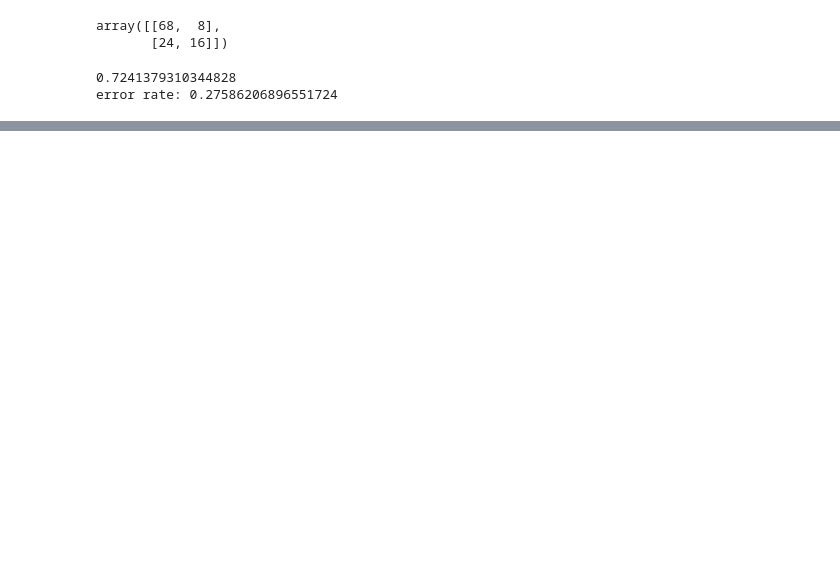
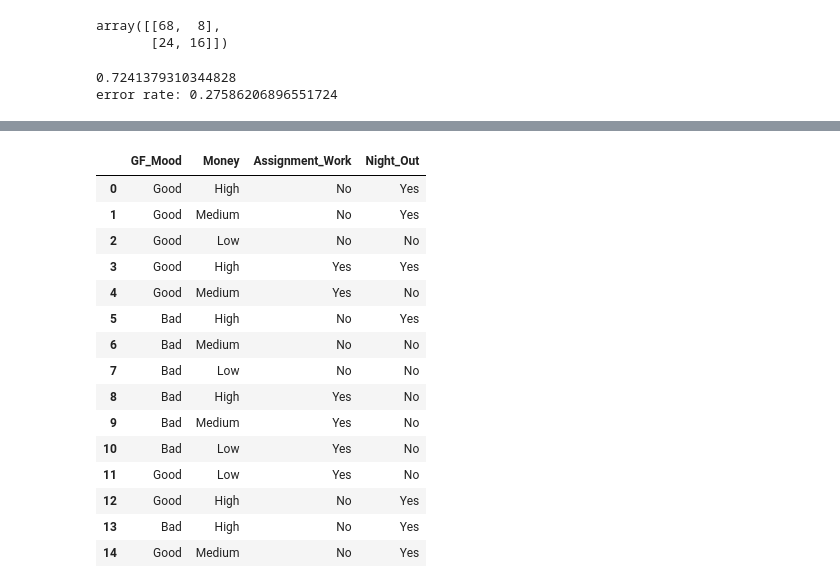
Before and after one commit to swatipatel111/datasets, a Jupyter notebook: D7_ML_shp.ipynb, the cells around one changed output, grey strips where cells are left out. Saved outputs shown, nothing was run; the diff lists cells and outputs as text; code cells hidden in the pictures; blank space fills up the shorter version.

```diff
--- a/D7_ML_shp.ipynb
+++ b/D7_ML_shp.ipynb
@@ -336,0 +668,24 @@ error rate: 0.27586206896551724
+# %%
+#create a knn and decision tree classification model for night_out.csv.
+#compare the accuracy score of both(don't split dataset in training and testing)
+#predict night_out status for given values.GF_Mood=Good,Money=Medium,Assignment_Work=Yes
+import pandas as pd
+df=pd.read_csv("night_out.csv")
+df
+# %% [output]
+|  | GF_Mood | Money | Assignment_Work | Night_Out |
+| 0 | Good | High | No | Yes |
+| 1 | Good | Medium | No | Yes |
+| 2 | Good | Low | No | No |
+| 3 | Good | High | Yes | Yes |
+| 4 | Good | Medium | Yes | No |
+| 5 | Bad | High | No | Yes |
+| 6 | Bad | Medium | No | No |
+| 7 | Bad | Low | No | No |
+| 8 | Bad | High | Yes | No |
+| 9 | Bad | Medium | Yes | No |
+| 10 | Bad | Low | Yes | No |
+| 11 | Good | Low | Yes | No |
+| 12 | Good | High | No | Yes |
+| 13 | Bad | High | No | Yes |
+| 14 | Good | Medium | No | Yes |
```
Also changed, not shown: parts of 20 cells of this notebook.
